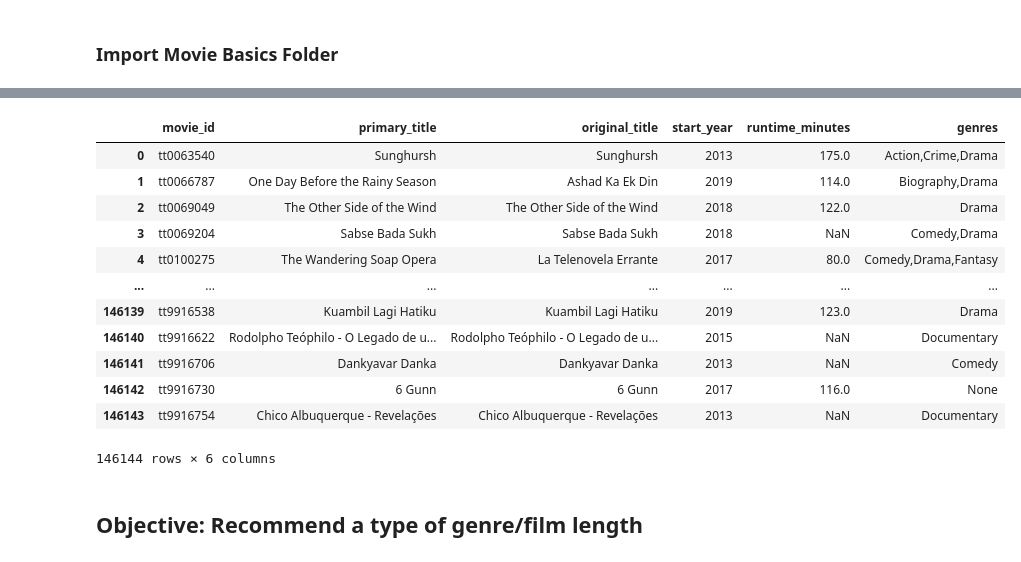
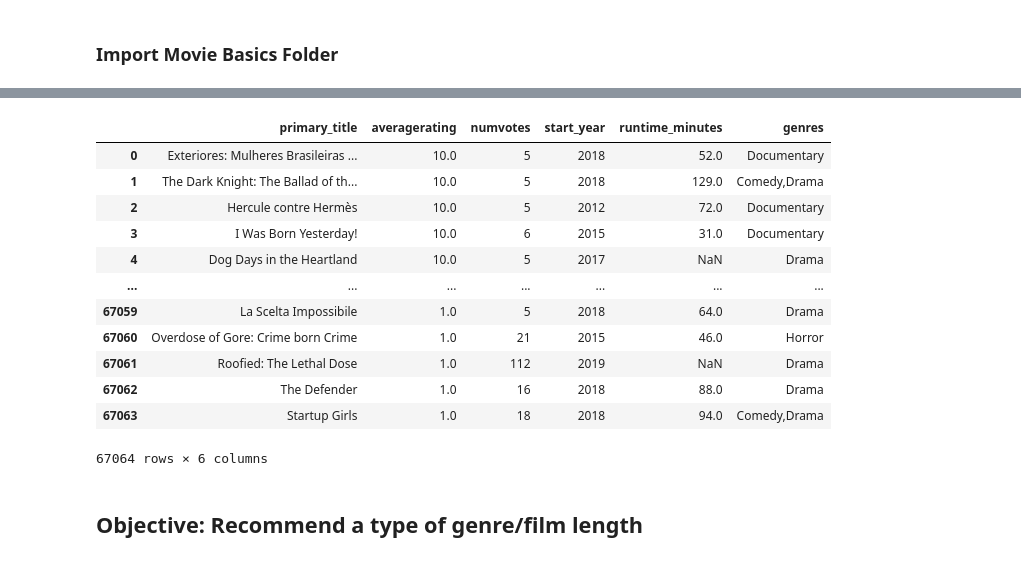
Before and after one commit to mrodberg/Pod1Capstone, a Jupyter notebook: Cam_Work.ipynb, the cells around one changed output, grey strips where cells are left out. Drawn from its saved outputs; the diff is of its cells as text; code cells hidden in the pictures.

```diff
--- a/Cam_Work.ipynb
+++ b/Cam_Work.ipynb
@@ -105,28 +228,32 @@ Name: publisher, Length: 1281, dtype: int64
 # %%
 conn = sqlite3.connect("zippedData/im.db")
 
 pd.read_sql("""
-SELECT *
+SELECT primary_title, averagerating, numvotes, start_year, runtime_minutes, genres
 
-FROM movie_basics
+FROM movie_ratings
+
+JOIN movie_basics
+    USING(movie_id)
+
+WHERE start_year > 2010
+ORDER BY averagerating DESC
 
 """,conn)
-
-### IMPORT THE DATA
 # %% [output]
-|  | movie_id | primary_title | original_title | start_year | runtime_minutes | genres |
-| 0 | tt0063540 | Sunghursh | Sunghursh | 2013 | 175.0 | Action,Crime,Drama |
-| 1 | tt0066787 | One Day Before the Rainy Season | Ashad Ka Ek Din | 2019 | 114.0 | Biography,Drama |
-| 2 | tt0069049 | The Other Side of the Wind | The Other Side of the Wind | 2018 | 122.0 | Drama |
-| 3 | tt0069204 | Sabse Bada Sukh | Sabse Bada Sukh | 2018 | NaN | Comedy,Drama |
-| 4 | tt0100275 | The Wandering Soap Opera | La Telenovela Errante | 2017 | 80.0 | Comedy,Drama,Fantasy |
+|  | primary_title | averagerating | numvotes | start_year | runtime_minutes | genres |
+| 0 | Exteriores: Mulheres Brasileiras ... | 10.0 | 5 | 2018 | 52.0 | Documentary |
+| 1 | The Dark Knight: The Ballad of th... | 10.0 | 5 | 2018 | 129.0 | Comedy,Drama |
+| 2 | Hercule contre Hermès | 10.0 | 5 | 2012 | 72.0 | Documentary |
+| 3 | I Was Born Yesterday! | 10.0 | 6 | 2015 | 31.0 | Documentary |
+| 4 | Dog Days in the Heartland | 10.0 | 5 | 2017 | NaN | Drama |
 | ... | ... | ... | ... | ... | ... | ... |
-| 146139 | tt9916538 | Kuambil Lagi Hatiku | Kuambil Lagi Hatiku | 2019 | 123.0 | Drama |
-| 146140 | tt9916622 | Rodolpho Teóphilo - O Legado de u... | Rodolpho Teóphilo - O Legado de u... | 2015 | NaN | Documentary |
-| 146141 | tt9916706 | Dankyavar Danka | Dankyavar Danka | 2013 | NaN | Comedy |
-| 146142 | tt9916730 | 6 Gunn | 6 Gunn | 2017 | 116.0 | None |
-| 146143 | tt9916754 | Chico Albuquerque - Revelações | Chico Albuquerque - Revelações | 2013 | NaN | Documentary |
+| 67059 | La Scelta Impossibile | 1.0 | 5 | 2018 | 64.0 | Drama |
+| 67060 | Overdose of Gore: Crime born Crime | 1.0 | 21 | 2015 | 46.0 | Horror |
+| 67061 | Roofied: The Lethal Dose | 1.0 | 112 | 2019 | NaN | Drama |
+| 67062 | The Defender | 1.0 | 16 | 2018 | 88.0 | Drama |
+| 67063 | Startup Girls | 1.0 | 18 | 2018 | 94.0 | Comedy,Drama |
-146144 rows × 6 columns
+67064 rows × 6 columns
 # %% [markdown]
 <H2> Objective: Recommend a type of genre/film length
 # %% [markdown]
```
Also changed, not shown: parts of 14 cells of this notebook.
